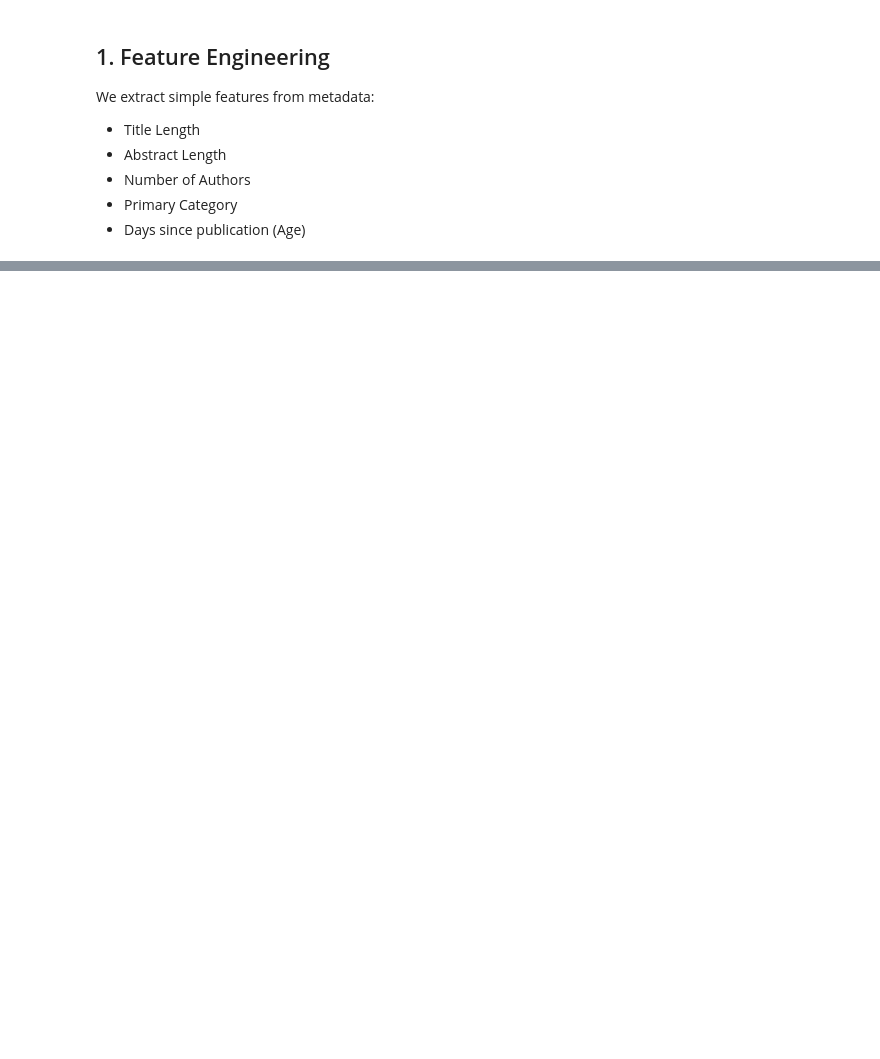
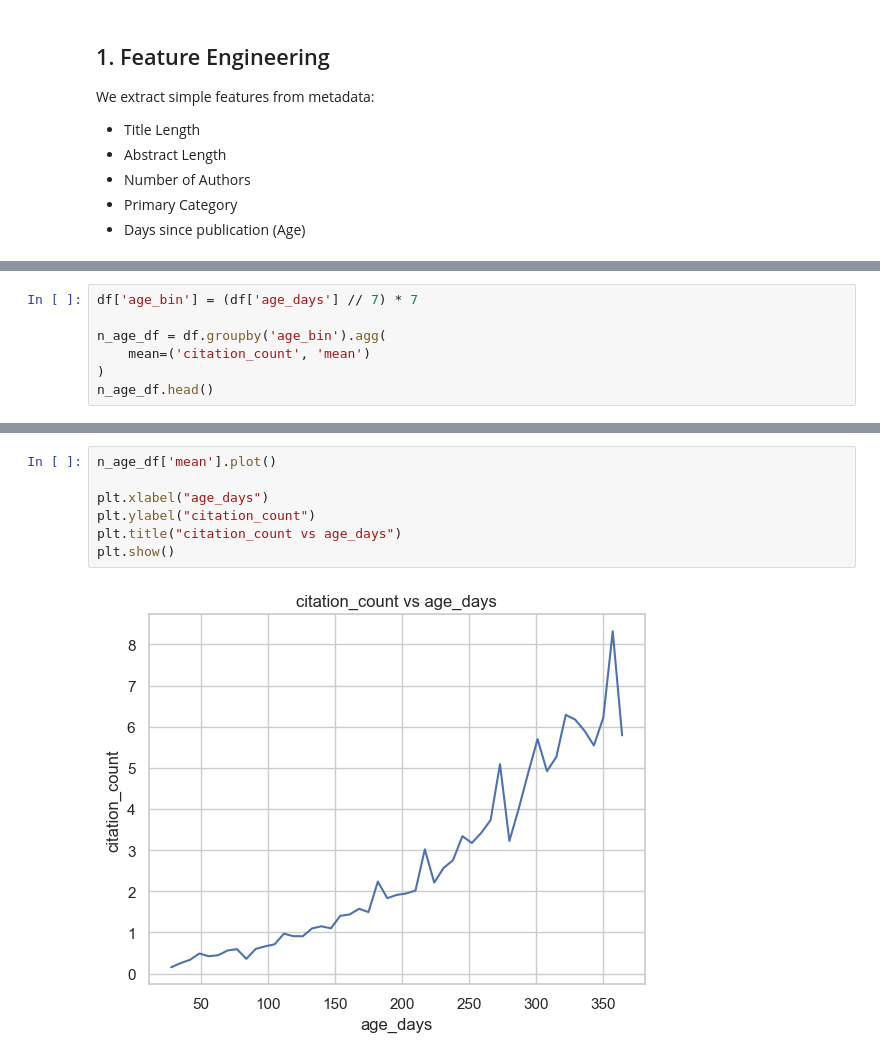
Before and after one commit to jeffersonqiu/ai-weekly-digest, a Jupyter notebook: eda/notebooks/citation_prediction_eda.ipynb, the cells around one changed output, grey strips where cells are left out. Cells and saved outputs as stored; diff of their text form; blank space fills up the shorter version.

```diff
--- a/eda/notebooks/citation_prediction_eda.ipynb
+++ b/eda/notebooks/citation_prediction_eda.ipynb
@@ -80,0 +117,7 @@ plt.show()
+# %%
+df['age_bin'] = (df['age_days'] // 7) * 7
+
+n_age_df = df.groupby('age_bin').agg(
+    mean=('citation_count', 'mean')
+)
+n_age_df.head()
@@ -80,0 +132,9 @@ plt.show()
+# %%
+n_age_df['mean'].plot()
+
+plt.xlabel("age_days")
+plt.ylabel("citation_count")
+plt.title("citation_count vs age_days")
+plt.show()
+# %% [output]
+[figure, added]
```
Also changed, not shown: parts of 64 cells of this notebook, 6 other files.
